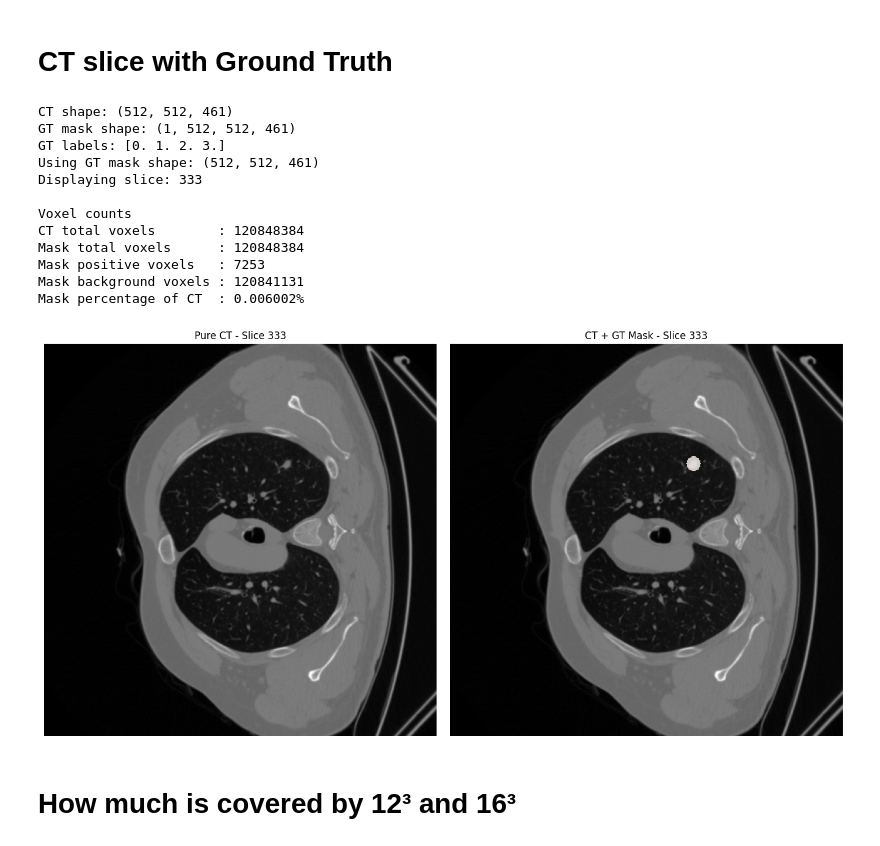
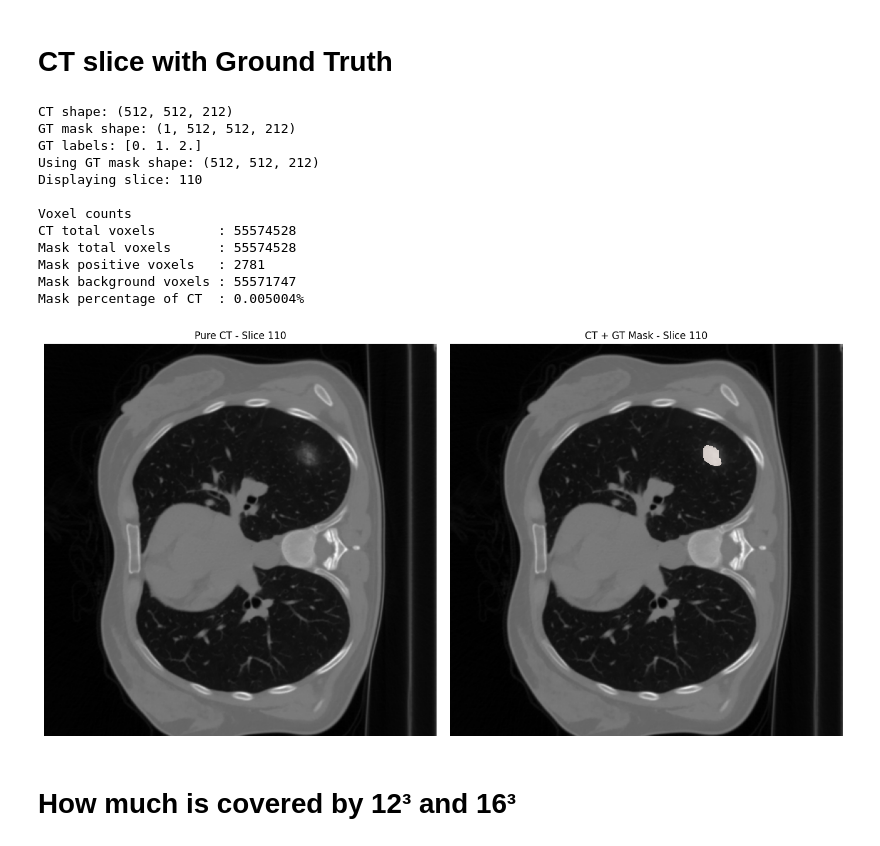
Before and after one commit to ckekula/fyp-3d-ct, a Jupyter notebook: eda/ct.ipynb, the cells around one changed output. Drawn from its saved outputs; the diff is of its cells as text; code cells hidden in the pictures.

Commit message:
final dataset eda

```diff
--- a/eda/ct.ipynb
+++ b/eda/ct.ipynb
@@ -10,9 +10,9 @@ import matplotlib.pyplot as plt
 # Load NIfTI files
 # -----------------------------
 
-volume_path = r"/home/chest_ct/code/data/data_volumes/dataset/train_fixed/train_1387_a_2.nii.gz"
+volume_path = r"C:\Users\chamu\D\UOR\FYP\fyp\data\data_volumes\dataset\train_fixed\train_12165\train_12165_a\train_12165_a_1.nii.gz"
 
-mask_path = r"/home/chest_ct/code/data/segmentations/segmentations/train_1387_a_2.nii.gz"
+mask_path = r"C:\Users\chamu\D\UOR\FYP\fyp\data\segmentations\segmentations\train_12165_a_1.nii.gz"
 
 
 ct = nib.load(volume_path).get_fdata()
@@ -82,44 +82,44 @@ axes[0].set_title(f"Pure CT - Slice {slice_idx}")
 axes[0].axis("off")
 
 
 # CT + GT mask overlay
 axes[1].imshow(
     ct[:, :, slice_idx],
     cmap="gray"
 )
 
 seg = gt_mask[:, :, slice_idx]
 
 axes[1].imshow(
     np.ma.masked_where(
         seg <= 0,
         seg
     ),
     cmap="Reds",
     alpha=0.8,
     interpolation="none"
 )
 
 axes[1].set_title(f"CT + GT Mask - Slice {slice_idx}")
 axes[1].axis("off")
 
 
 plt.tight_layout()
 plt.show()
 # %% [output]
-CT shape: (512, 512, 461)
-GT mask shape: (1, 512, 512, 461)
-GT labels: [0. 1. 2. 3.]
-Using GT mask shape: (512, 512, 461)
-Displaying slice: 333
+CT shape: (512, 512, 212)
+GT mask shape: (1, 512, 512, 212)
+GT labels: [0. 1. 2.]
+Using GT mask shape: (512, 512, 212)
+Displaying slice: 110
 
 Voxel counts
-CT total voxels        : 120848384
-Mask total voxels      : 120848384
-Mask positive voxels   : 7253
-Mask background voxels : 120841131
-Mask percentage of CT  : 0.006002%
+CT total voxels        : 55574528
+Mask total voxels      : 55574528
+Mask positive voxels   : 2781
+Mask background voxels : 55571747
+Mask percentage of CT  : 0.005004%
-[figure, old version]
+[figure, new version]
 # %% [markdown]
 # How much is covered by 12³ and 16³
 # %%
```
Also changed, not shown: parts of 1 cell of this notebook, 21 other files.
